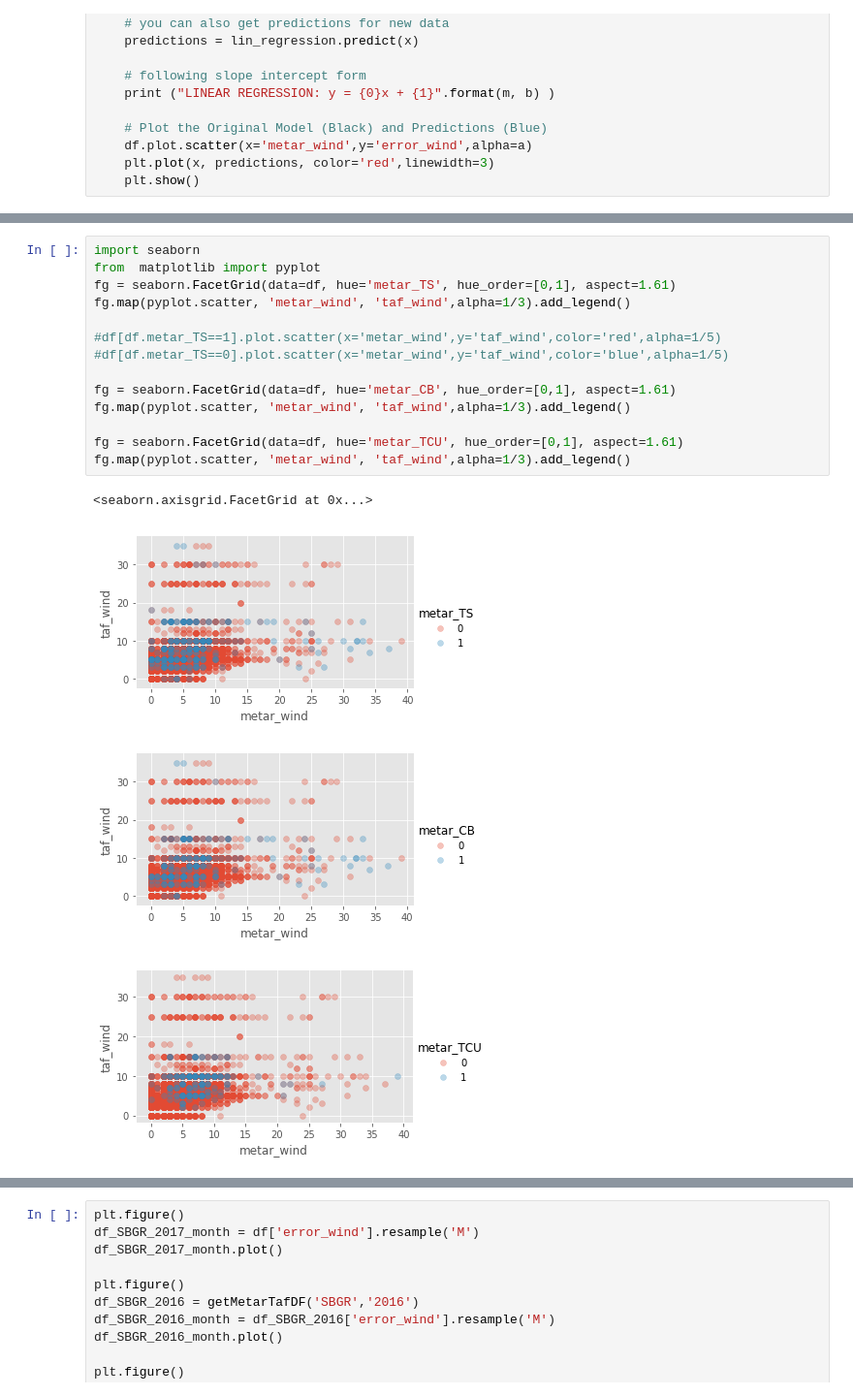
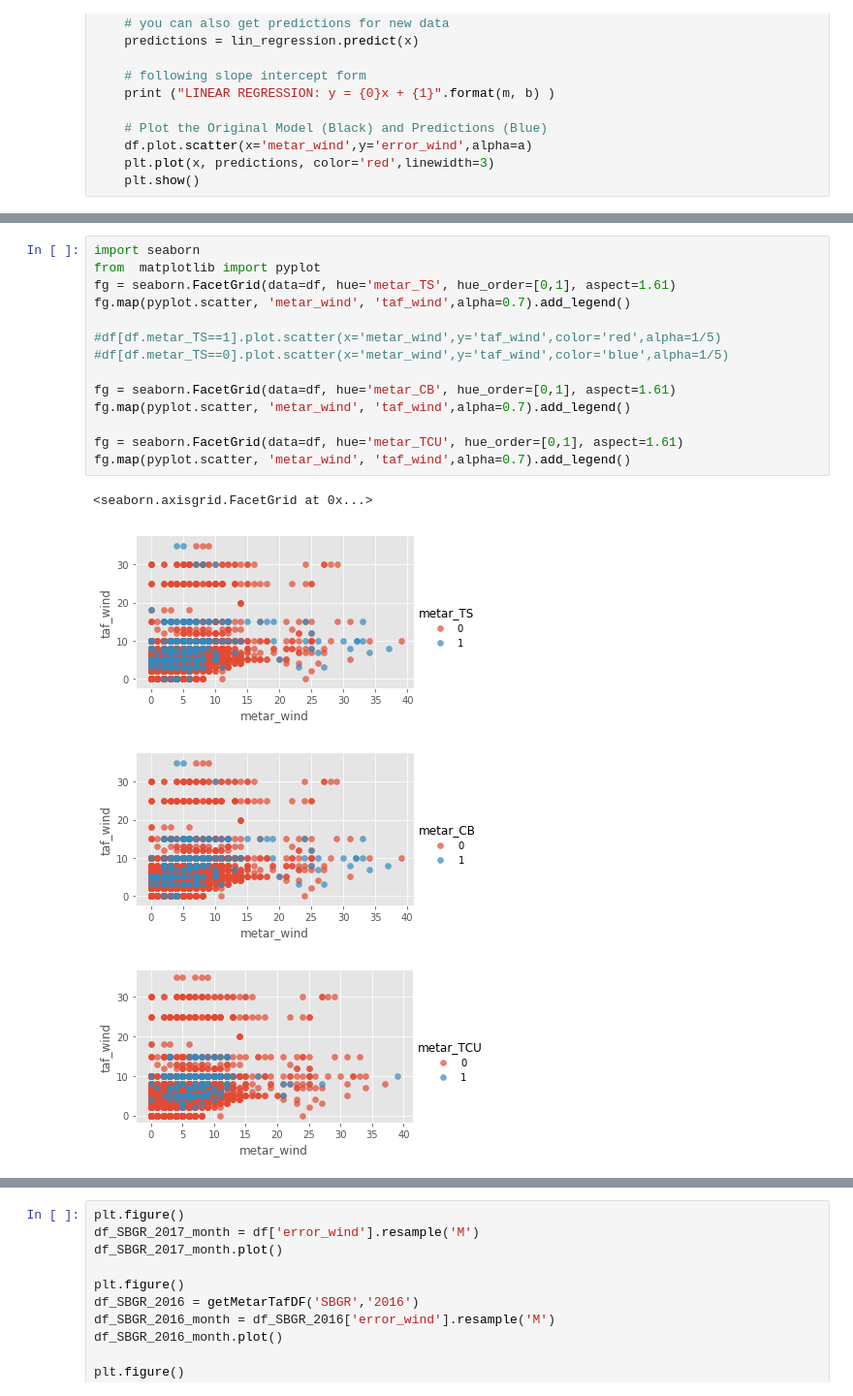
Before and after one commit to velame/Curso_DataScience, a Jupyter notebook: 4.DataAnalysis/eda_metartaf_notebook.ipynb, the cells around one changed output, grey strips where cells are left out. Shown at 97% size. Cells and saved outputs as stored; diff of their text form.

```diff
--- a/4.DataAnalysis/eda_metartaf_notebook.ipynb
+++ b/4.DataAnalysis/eda_metartaf_notebook.ipynb
@@ -203,19 +207,19 @@ LINEAR REGRESSION: y = [[0.71286025]]x + [-3.19546589]
 # %%
 import seaborn
 from  matplotlib import pyplot
 fg = seaborn.FacetGrid(data=df, hue='metar_TS', hue_order=[0,1], aspect=1.61)
-fg.map(pyplot.scatter, 'metar_wind', 'taf_wind',alpha=1/3).add_legend()
+fg.map(pyplot.scatter, 'metar_wind', 'taf_wind',alpha=0.7).add_legend()
 
 #df[df.metar_TS==1].plot.scatter(x='metar_wind',y='taf_wind',color='red',alpha=1/5)
 #df[df.metar_TS==0].plot.scatter(x='metar_wind',y='taf_wind',color='blue',alpha=1/5)
 
 fg = seaborn.FacetGrid(data=df, hue='metar_CB', hue_order=[0,1], aspect=1.61)
-fg.map(pyplot.scatter, 'metar_wind', 'taf_wind',alpha=1/3).add_legend()
+fg.map(pyplot.scatter, 'metar_wind', 'taf_wind',alpha=0.7).add_legend()
 
 fg = seaborn.FacetGrid(data=df, hue='metar_TCU', hue_order=[0,1], aspect=1.61)
-fg.map(pyplot.scatter, 'metar_wind', 'taf_wind',alpha=1/3).add_legend()
+fg.map(pyplot.scatter, 'metar_wind', 'taf_wind',alpha=0.7).add_legend()
 # %% [output]
 <seaborn.axisgrid.FacetGrid at 0x...>
-[figure, old version]
+[figure, new version]
-[figure, old version]
+[figure, new version]
-[figure, old version]
+[figure, new version]
```
Also changed, not shown: parts of 34 cells of this notebook.
